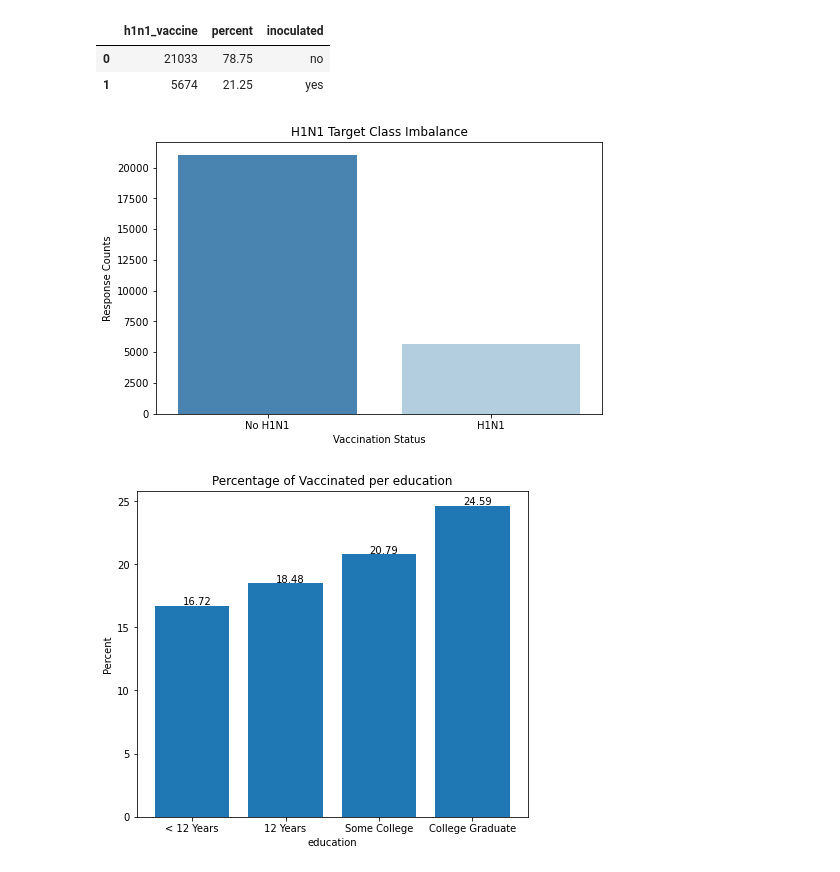
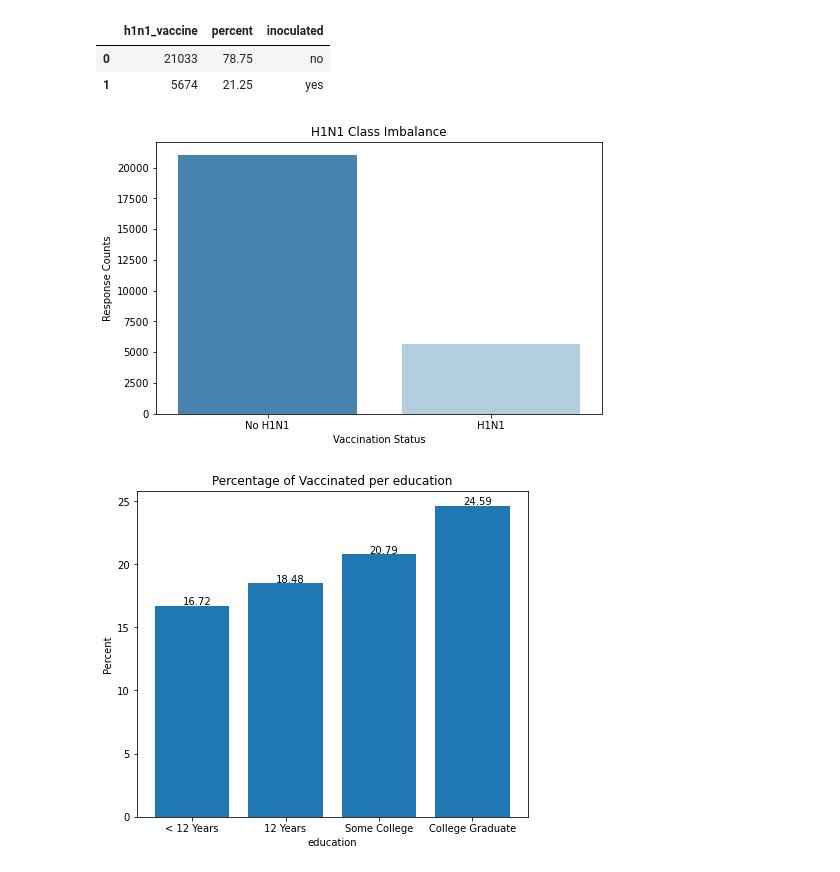
Before and after one commit to westonshuken/h1n1-and-flu-vaccine-predictor, a Jupyter notebook: index.ipynb, the cells around one changed output. Cells and saved outputs as stored; diff of their text form; code cells hidden in the pictures.

```diff
--- a/index.ipynb
+++ b/index.ipynb
@@ -108,19 +108,19 @@ imbalance_table
 # %%
 # Visualize the class imbalance of the target variable
 no_h1n1 = data[target_variable].value_counts()[0]
 yes_h1n1 = data[target_variable].value_counts()[1]
 
 fig, ax = plt.subplots(figsize=(8, 5))
 
 sns.barplot(x=['No H1N1', 'H1N1'], y=[no_h1n1, yes_h1n1], palette="Blues_r", ax=ax)
 
 ax.set_ylabel('Response Counts')
 ax.set_xlabel('Vaccination Status')
-ax.set_title('Target Variable Class Imbalance')
+ax.set_title('H1N1 Class Imbalance')
 
 plt.show()
 # %% [output]
-[figure, old version]
+[figure, new version]
 # %%
 # Create function to plot percentage of vaccinated against features
 def plot_percentage(column, df=data, target=target_variable):
```
Also changed, not shown: parts of 19 cells of this notebook.
